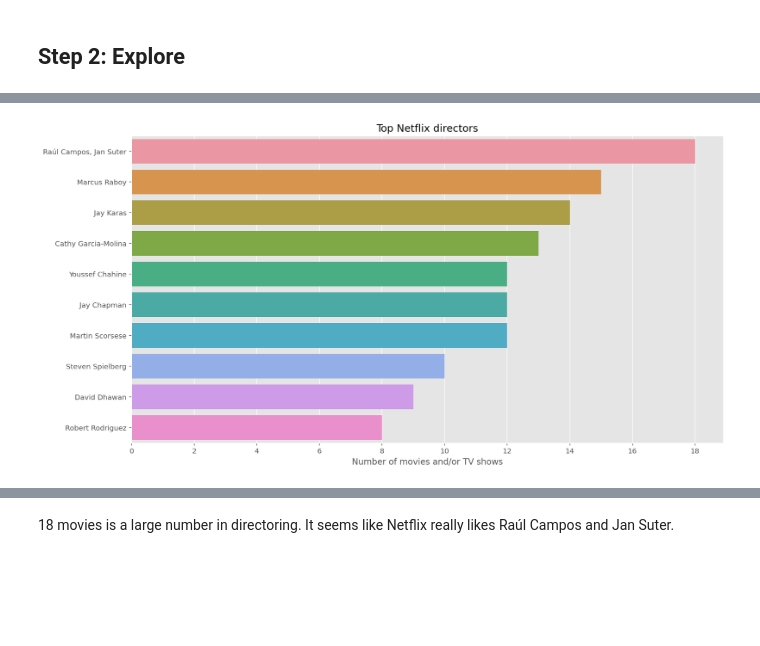
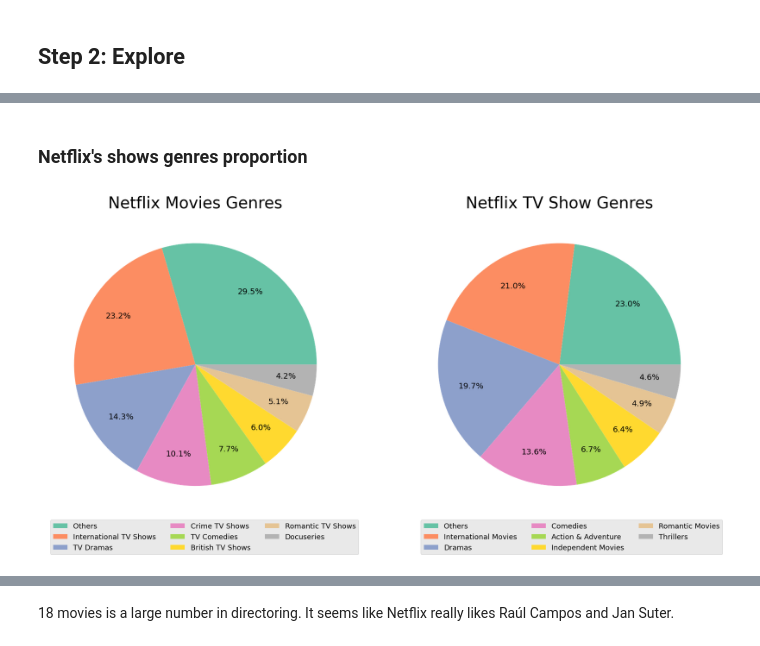
Before and after one commit to data301-2021-summer2/project-group04-project, a Jupyter notebook: analysis/Kiet Phan/milestone2.ipynb, the cells around one changed output, grey strips where cells are left out. Cells and saved outputs as stored; diff of their text form; code cells hidden in the pictures; blank space fills up the shorter version.

```diff
--- a/analysis/Kiet Phan/milestone2.ipynb
+++ b/analysis/Kiet Phan/milestone2.ipynb
@@ -201,5 +138,6 @@ ax.set(ylabel='Number Of Movies And TV Shows', xlabel='All Ratings')
-# %%
-_, ax = plt.subplots(figsize = (15,8))
-ax = sns.countplot(data=df, y='Director', order=df['Director'].value_counts().iloc[:10].index).set(title='Top Netflix directors', xlabel='Number of movies and/or TV shows', ylabel='', xticks=list(range(0, df['Director'].value_counts().max() + 1, 2)))
-# %% [output]
-[figure, removed]
+# %% [markdown]
+### Netflix's shows genres proportion
+# %%
+pf.visualize_pie_chart_for_genres(df)
+# %% [output]
+[figure, added]
```
Also changed, not shown: parts of 51 cells of this notebook, 2 other files.
